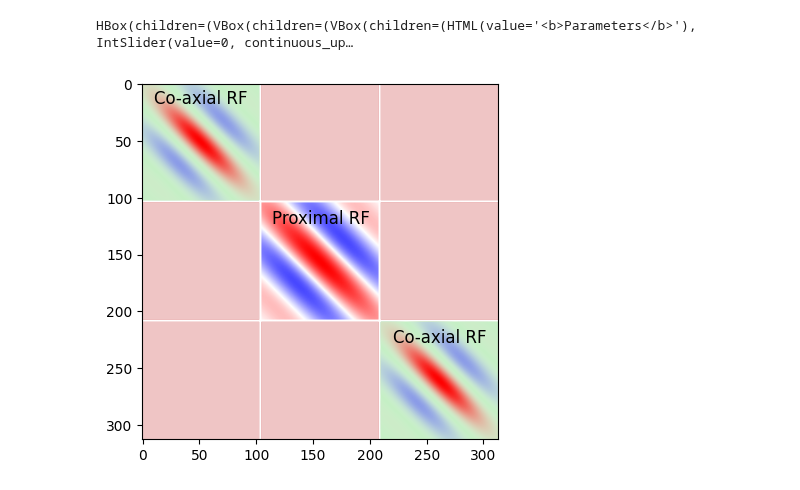
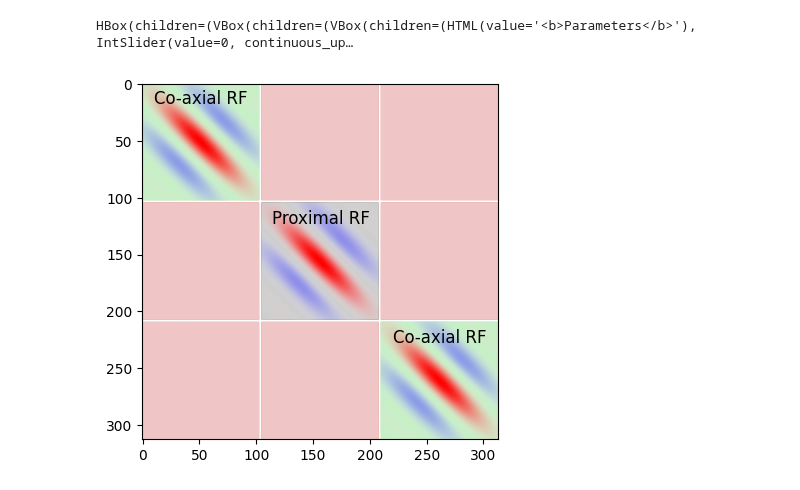
Before and after one commit to landoskape/plasticity-modeling, a Jupyter notebook: notebooks/iaf_hofer_analysis.ipynb, the cells around one changed output. Saved outputs shown, nothing was run; the diff lists cells and outputs as text; code cells hidden in the pictures.

```diff
--- a/notebooks/iaf_hofer_analysis.ipynb
+++ b/notebooks/iaf_hofer_analysis.ipynb
@@ -106,6 +106,9 @@ fig, ax = plt.subplots(1, 1, figsize=(4, 4), layout="constrained")
 
 spacing = 2
 halfsize = 51
+vmax_scale = 1.35
+
+
 central_stimulus = 0
 central_orientation = SourcePopulationGabor.orientations[central_stimulus]
 stimulus = SourcePopulationGabor.make_stimulus(edge_probability=1.0, center_orientation=central_stimulus)
@@ -121,43 +124,44 @@ width = int(gabor_grid.shape[0] - 2 * spacing) // 3
 for i in range(3):
     for j in range(3):
         if i == 1 and j == 1:
-            continue
-        if (i == edge1x and j == edge1y) or (i == edge2x and j == edge2y):
+            background_color = np.array([0.35, 0.35, 0.35, 0.3])
+        elif (i == edge1x and j == edge1y) or (i == edge2x and j == edge2y):
             background_color = np.array([0.25, 0.8, 0.25, 0.3])
         else:
             background_color = np.array([0.8, 0.25, 0.25, 0.3])
         for ii in range(width):
             for jj in range(width):
                 rgba_grid[i*(width+spacing)+ii, j*(width+spacing)+jj] = background_color
 
 coaxial_gabor = create_gabor(central_orientation, halfsize=halfsize, envelope=0.4, width=0.6)
 needed_vertical = gabor_grid.shape[0] - coaxial_gabor.shape[0]
 needed_horizontal = gabor_grid.shape[1] - coaxial_gabor.shape[1]
 coaxial_gabor_1 = np.vstack([coaxial_gabor, np.full((needed_vertical, coaxial_gabor.shape[1]), np.nan)])
 coaxial_gabor_1 = np.hstack([coaxial_gabor_1, np.full((gabor_grid.shape[0], needed_horizontal), np.nan)])
 rgba_1 = gabor_rgba(coaxial_gabor_1)
 
 coaxial_gabor_2 = np.vstack([np.full((needed_vertical, coaxial_gabor.shape[1]), np.nan), coaxial_gabor])
 coaxial_gabor_2 = np.hstack([np.full((gabor_grid.shape[0], needed_horizontal), np.nan), coaxial_gabor_2])
 rgba_2 = gabor_rgba(coaxial_gabor_2)
 
+
+proximal_gabor = np.vstack([np.full((width + spacing, coaxial_gabor.shape[1]), np.nan), coaxial_gabor, np.full((width + spacing, coaxial_gabor.shape[1]), np.nan)])
+proximal_gabor = np.hstack([np.full((proximal_gabor.shape[0], width + spacing), np.nan), proximal_gabor, np.full((proximal_gabor.shape[0], width + spacing), np.nan)])
+rgba_proximal = gabor_rgba(proximal_gabor)
+
 ax.imshow(rgba_grid, interpolation="bilinear")
 ax.imshow(rgba_1, interpolation="bilinear")
 ax.imshow(rgba_2, interpolation="bilinear")
-
+ax.imshow(rgba_proximal, interpolation="bilinear")
 central_text_x = width + spacing + width / 2
 central_text_y = width + spacing + width / 20
 edge1_text_x = edge1x * (width + spacing) + width / 2
 edge1_text_y = edge1y * (width + spacing) + width / 20
 edge2_text_x = edge2x * (width + spacing) + width / 2
 edge2_text_y = edge2y * (width + spacing) + width / 20
 ax.text(central_text_x, central_text_y, "Proximal RF", ha="center", va="top", fontsize=12)
 ax.text(edge1_text_x, edge1_text_y, "Co-axial RF", ha="center", va="top", fontsize=12)
 ax.text(edge2_text_x, edge2_text_y, "Co-axial RF", ha="center", va="top", fontsize=12)
-
-
-
-
 plt.show()
 # %% [output]
-[figure, old version]
+[figure, new version]
```
Also changed, not shown: parts of 1 cell of this notebook, 1 other file.
